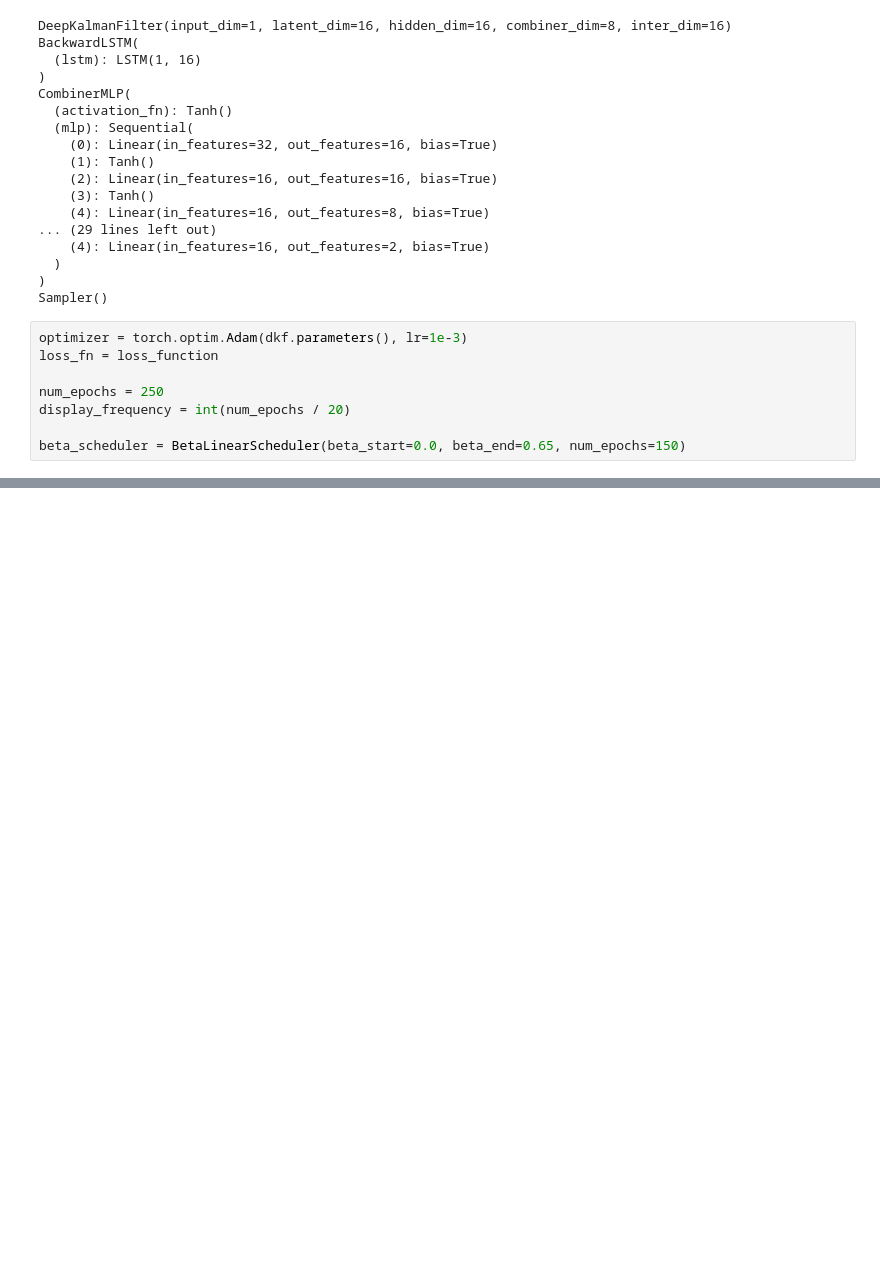
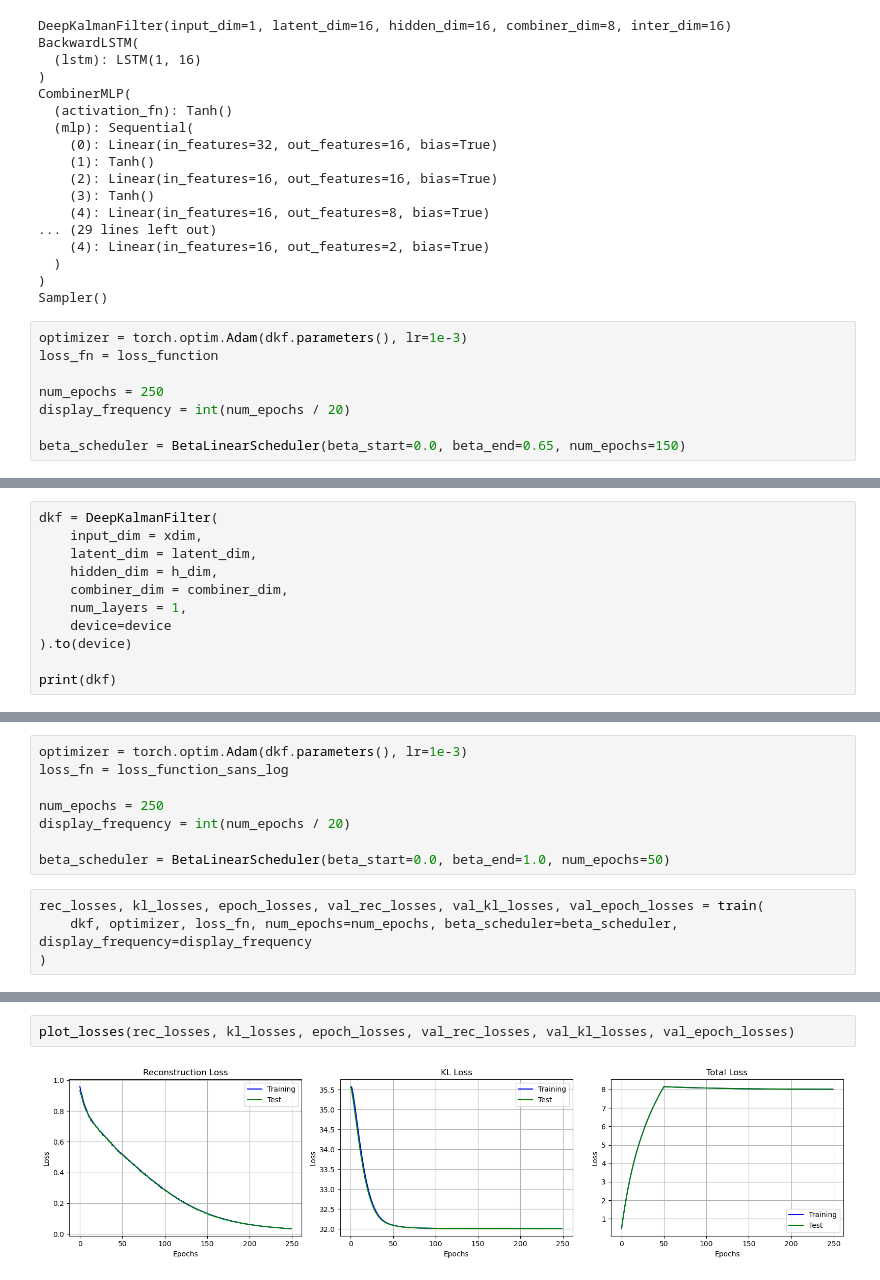
Before and after one commit to BenjaminDeporte/MVA_Stage, a Jupyter notebook: Train_DKF.ipynb, the cells around one changed output, grey strips where cells are left out. Saved outputs shown, nothing was run; the diff lists cells and outputs as text; blank space fills up the shorter version.

Commit message:
Essais non concluants de stabilisation du training

```diff
--- a/Train_DKF.ipynb
+++ b/Train_DKF.ipynb
@@ -1341,0 +1439,11 @@ sample_predictions(N_SAMPLES=6, model=dkf)
+# %%
+dkf = DeepKalmanFilter(
+    input_dim = xdim,
+    latent_dim = latent_dim,
+    hidden_dim = h_dim,
+    combiner_dim = combiner_dim,
+    num_layers = 1,
+    device=device
+).to(device)
+
+print(dkf)
@@ -1341,0 +1468,12 @@ sample_predictions(N_SAMPLES=6, model=dkf)
+# %%
+optimizer = torch.optim.Adam(dkf.parameters(), lr=1e-3)
+loss_fn = loss_function_sans_log
+
+num_epochs = 250
+display_frequency = int(num_epochs / 20)
+
+beta_scheduler = BetaLinearScheduler(beta_start=0.0, beta_end=1.0, num_epochs=50)
+# %%
+rec_losses, kl_losses, epoch_losses, val_rec_losses, val_kl_losses, val_epoch_losses = train(
+    dkf, optimizer, loss_fn, num_epochs=num_epochs, beta_scheduler=beta_scheduler, display_frequency=display_frequency
+)
@@ -1341,0 +1501,4 @@ sample_predictions(N_SAMPLES=6, model=dkf)
+# %%
+plot_losses(rec_losses, kl_losses, epoch_losses, val_rec_losses, val_kl_losses, val_epoch_losses)
+# %% [output]
+[figure, added]
```
Also changed, not shown: parts of 12 cells of this notebook.
